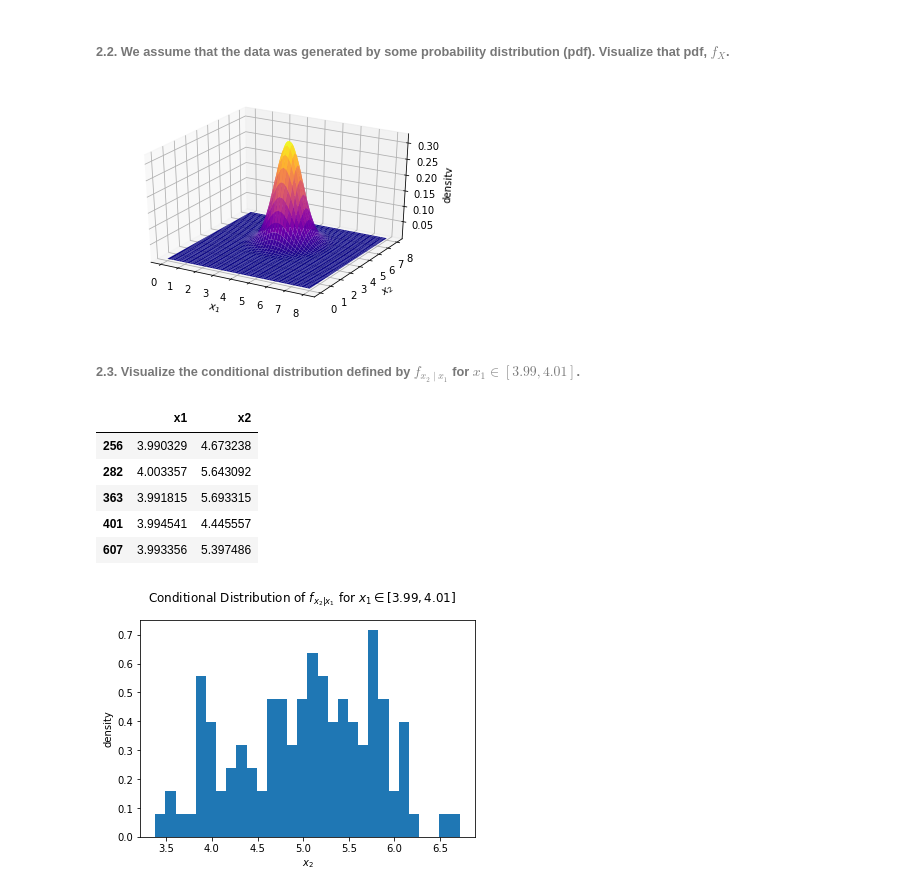
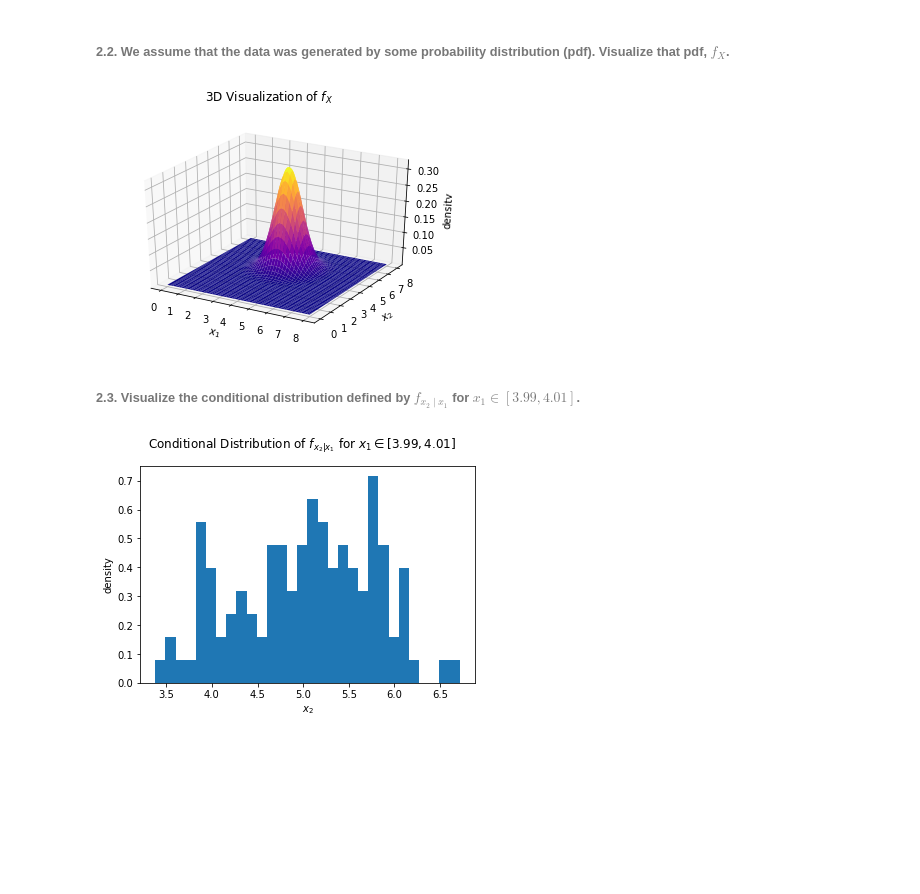
Before and after one commit to ezou20/AM_207_fall_2018, a Jupyter notebook: homeworks/AM207_HW3.ipynb, the cells around one changed output. Drawn from its saved outputs; the diff is of its cells as text; code cells hidden in the pictures; blank space fills up the shorter version.

```diff
--- a/homeworks/AM207_HW3.ipynb
+++ b/homeworks/AM207_HW3.ipynb
@@ -198,38 +195,29 @@ Text(0,0.5,'x2')
 # %%
 from mpl_toolkits.mplot3d import Axes3D
 
 # calculate mean and covariance matrix
 mean = np.mean(df, axis=0)
 cov = np.cov(df, rowvar=0)
 rv = scipy.stats.multivariate_normal(mean, cov)
 
 # Create grid and multivariate normal
 x = np.linspace(0, 8, 1000)
 y = np.linspace(0, 8, 1000)
 X, Y = np.meshgrid(x,y)
 p = np.empty(X.shape + (2,))
 p[:, :, 0] = X; p[:, :, 1] = Y
 
 # Make the plot
 fig = plt.figure()
 ax = fig.gca(projection='3d')
 ax.plot_surface(X, Y, rv.pdf(p), cmap='plasma', linewidth=0)
 ax.set_xlabel(r'$x_1$')
 ax.set_ylabel(r'$x_2$')
 ax.set_zlabel('density')
+plt.suptitle(r'3D Visualization of $f_X$')
 plt.show()
 # %% [output]
-[figure, old version]
+[figure, new version]
 # %% [markdown]
 ###### 2.3. Visualize the conditional distribution defined by $f_{x_2 \mid x_1}$ for $x_1 \in [3.99, 4.01]$.
-# %%
-x1_near_4 = df[(3.99 <= df['x1']) & (df['x1'] <= 4.01)]
-x1_near_4.head()
-# %% [output]
-|  | x1 | x2 |
-| 256 | 3.990329 | 4.673238 |
-| 282 | 4.003357 | 5.643092 |
-| 363 | 3.991815 | 5.693315 |
-| 401 | 3.994541 | 4.445557 |
-| 607 | 3.993356 | 5.397486 |
 # %%
```
Also changed, not shown: parts of 17 cells of this notebook.
